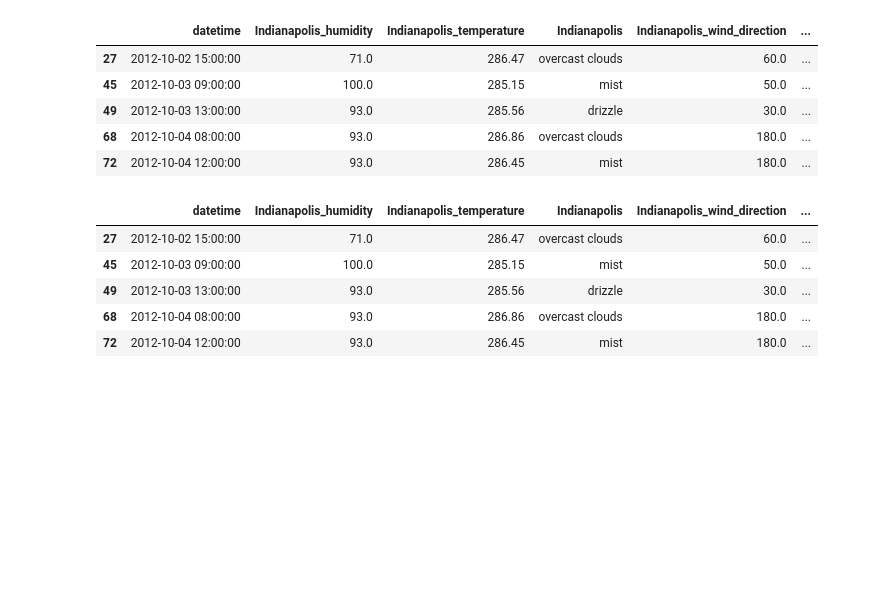
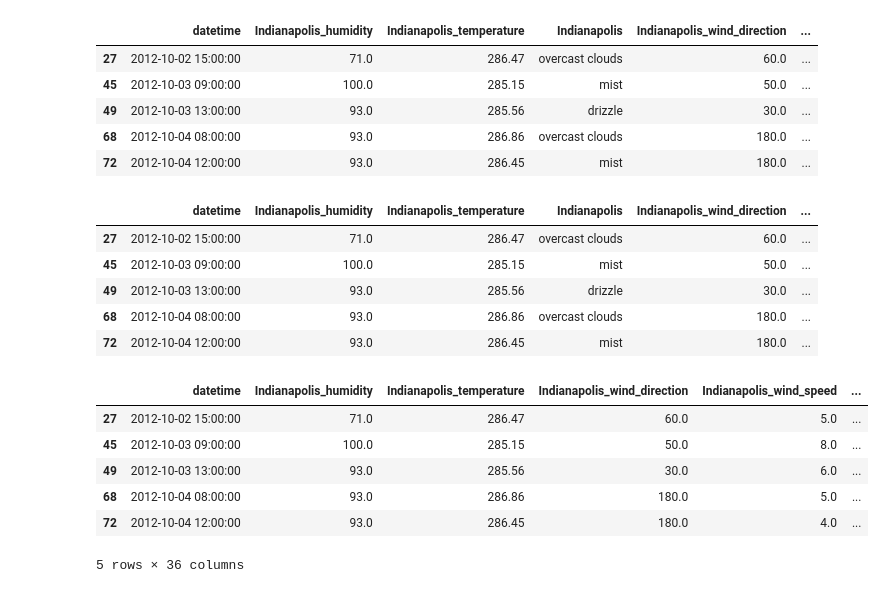
Before and after one commit to RyanBetz/WeatherProject, a Jupyter notebook: Weather_Predictions.ipynb, the cells around one changed output. Drawn from its saved outputs; the diff is of its cells as text; code cells hidden in the pictures; blank space fills up the shorter version.

```diff
--- a/Weather_Predictions.ipynb
+++ b/Weather_Predictions.ipynb
@@ -58,5 +58,23 @@ indy_weather.head()
 | 49 | 2012-10-03 13:00:00 | 93.0 | 285.56 | drizzle | 30.0 | ... |
 | 68 | 2012-10-04 08:00:00 | 93.0 | 286.86 | overcast clouds | 180.0 | ... |
 | 72 | 2012-10-04 12:00:00 | 93.0 | 286.45 | mist | 180.0 | ... |
+# %%
+# Perform one-hot encoding for the 'Indianapolis' column
+dummy_columns = pd.get_dummies(indy_weather['Indianapolis'], prefix='weather')
+
+# Merge the dummy columns with the original DataFrame
+indy_weather_encoded = pd.concat([indy_weather, dummy_columns], axis=1)
+
+# Drop the original 'Indianapolis' column
+indy_weather_encoded.drop('Indianapolis', axis=1, inplace=True)
+indy_weather_encoded.head()
+# %% [output]
+|  | datetime | Indianapolis_humidity | Indianapolis_temperature | Indianapolis_wind_direction | Indianapolis_wind_speed | ... |
+| 27 | 2012-10-02 15:00:00 | 71.0 | 286.47 | 60.0 | 5.0 | ... |
+| 45 | 2012-10-03 09:00:00 | 100.0 | 285.15 | 50.0 | 8.0 | ... |
+| 49 | 2012-10-03 13:00:00 | 93.0 | 285.56 | 30.0 | 6.0 | ... |
+| 68 | 2012-10-04 08:00:00 | 93.0 | 286.86 | 180.0 | 5.0 | ... |
+| 72 | 2012-10-04 12:00:00 | 93.0 | 286.45 | 180.0 | 4.0 | ... |
+5 rows × 36 columns
 # %%
 # Group by 'year', 'month', and 'day' columns and calculate the mean values for each day
```
Also changed, not shown: parts of 7 cells of this notebook.
